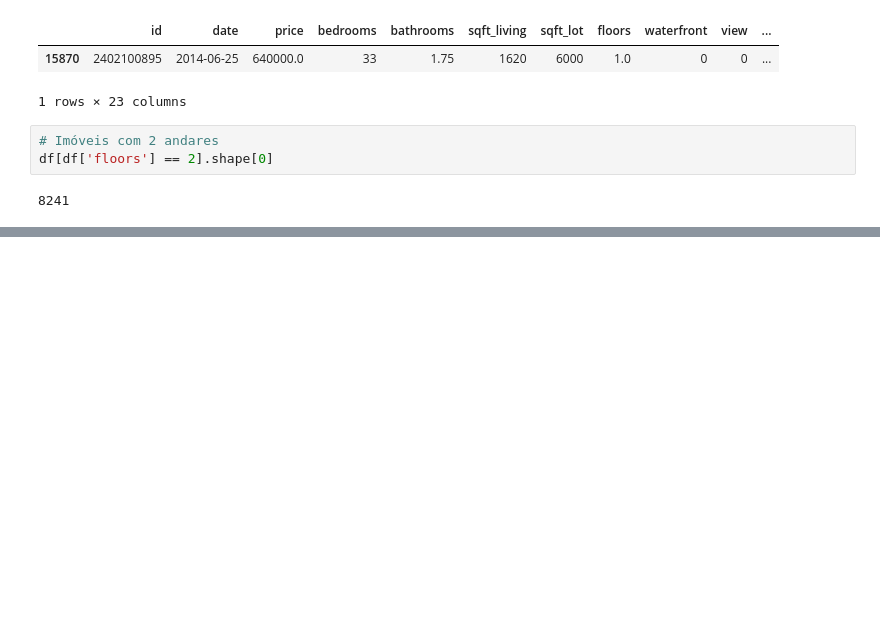
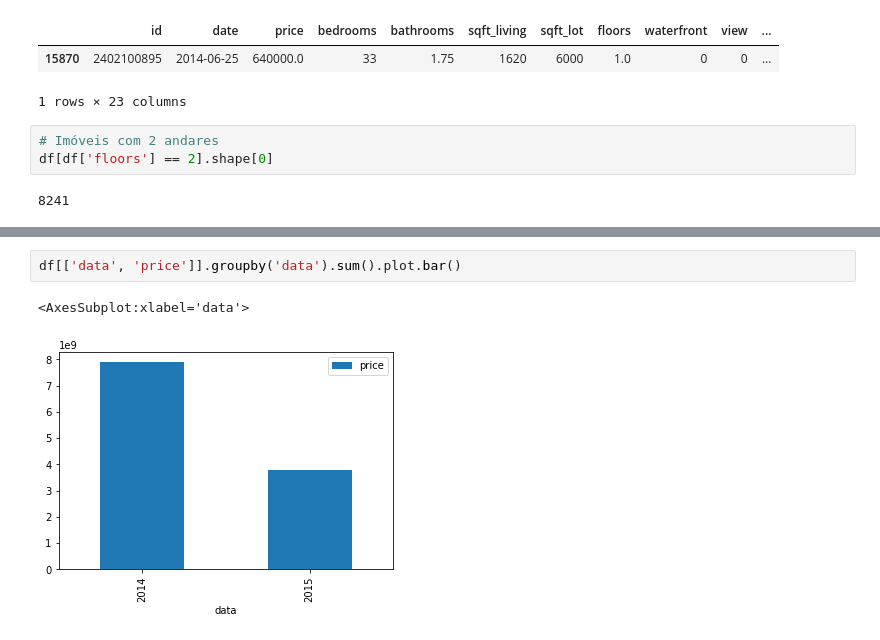
Before and after one commit to djalmarodriguess/Python, a Jupyter notebook: Pandas/House Sales.ipynb, the cells around one changed output, grey strips where cells are left out. Cells and saved outputs as stored; diff of their text form; blank space fills up the shorter version.

```diff
--- a/Pandas/House Sales.ipynb
+++ b/Pandas/House Sales.ipynb
@@ -634,0 +836,5 @@ plt.xticks(rotation= 90);
+# %%
+df[['data', 'price']].groupby('data').sum().plot.bar()
+# %% [output]
+<AxesSubplot:xlabel='data'>
+[figure, added]
```
Also changed, not shown: parts of 53 cells of this notebook.
